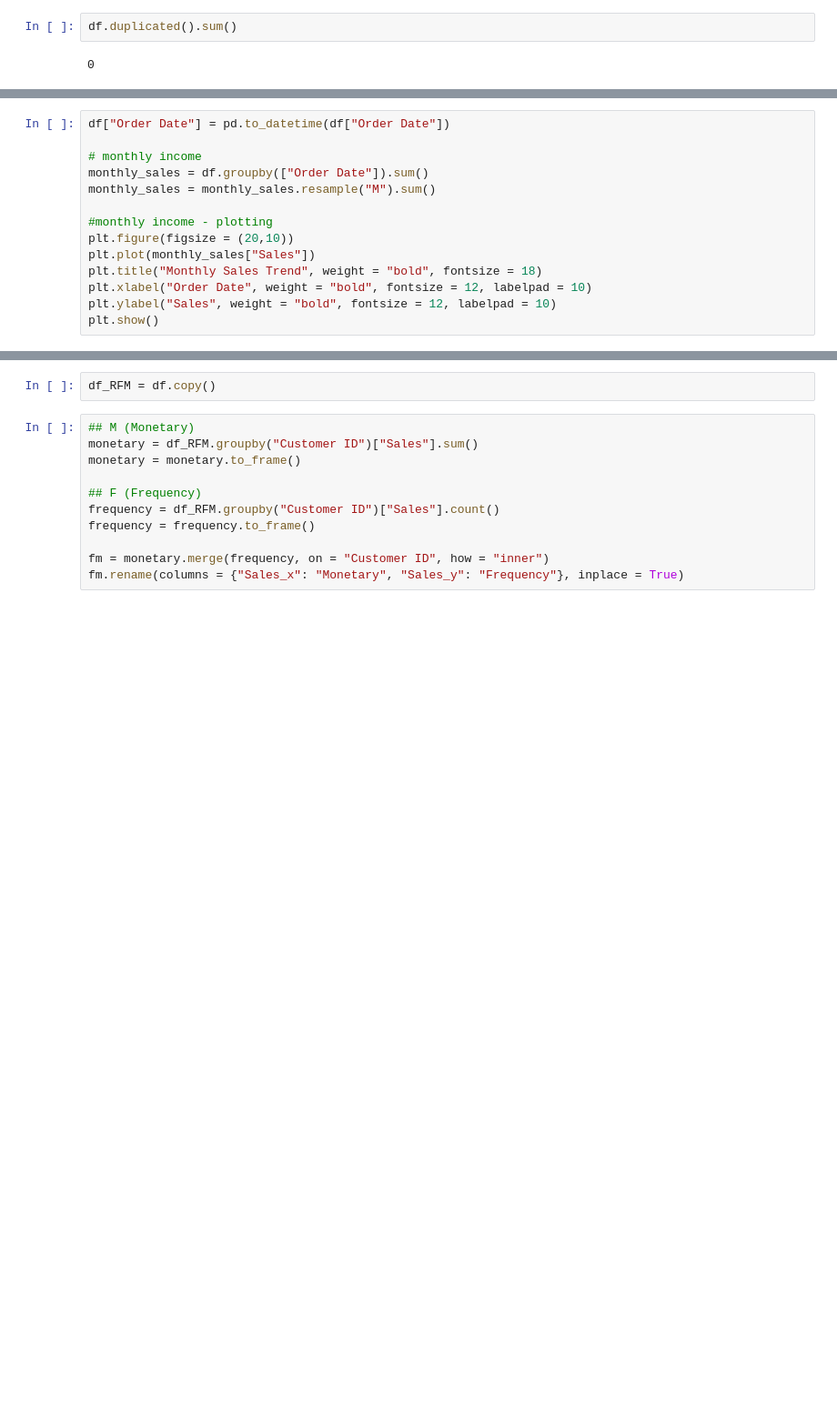
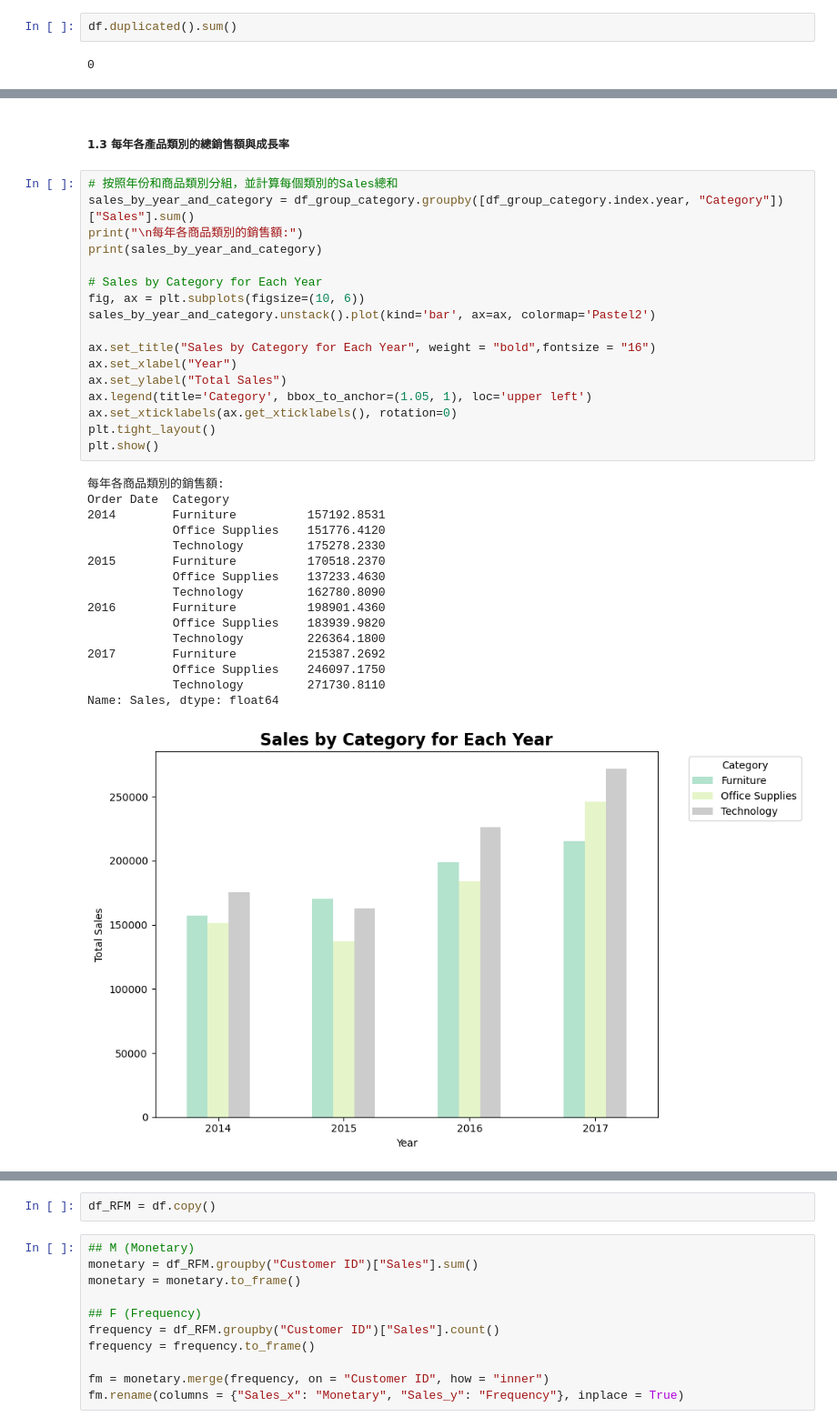
Before and after one commit to RaynaLin/superstore_EDA, a Jupyter notebook: EDA_superstore.ipynb, the cells around one changed output, grey strips where cells are left out. Shown at 91% size. Cells and saved outputs as stored; diff of their text form; blank space fills up the shorter version.

```diff
--- a/EDA_superstore.ipynb
+++ b/EDA_superstore.ipynb
@@ -335,14 +139,0 @@ The following point can be observed：
-# %%
-df["Order Date"] = pd.to_datetime(df["Order Date"])
-
-# monthly income
-monthly_sales = df.groupby(["Order Date"]).sum()
-monthly_sales = monthly_sales.resample("M").sum()
-
-#monthly income - plotting
-plt.figure(figsize = (20,10))
-plt.plot(monthly_sales["Sales"])
-plt.title("Monthly Sales Trend", weight = "bold", fontsize = 18)
-plt.xlabel("Order Date", weight = "bold", fontsize = 12, labelpad = 10)
-plt.ylabel("Sales", weight = "bold", fontsize = 12, labelpad = 10)
-plt.show()
@@ -514,0 +203,36 @@ The following point can be observed：
+# %% [markdown]
+##### 1.3 每年各產品類別的總銷售額與成長率
+# %%
+# 按照年份和商品類別分組，並計算每個類別的Sales總和
+sales_by_year_and_category = df_group_category.groupby([df_group_category.index.year, "Category"])["Sales"].sum()
+print("\n每年各商品類別的銷售額:")
+print(sales_by_year_and_category)
+
+# Sales by Category for Each Year
+fig, ax = plt.subplots(figsize=(10, 6))
+sales_by_year_and_category.unstack().plot(kind='bar', ax=ax, colormap='Pastel2')
+
+ax.set_title("Sales by Category for Each Year", weight = "bold",fontsize = "16")
+ax.set_xlabel("Year")
+ax.set_ylabel("Total Sales")
+ax.legend(title='Category', bbox_to_anchor=(1.05, 1), loc='upper left')
+ax.set_xticklabels(ax.get_xticklabels(), rotation=0)
+plt.tight_layout()
+plt.show()
+# %% [output]
+每年各商品類別的銷售額:
+Order Date  Category
+2014        Furniture          157192.8531
+            Office Supplies    151776.4120
+            Technology         175278.2330
+2015        Furniture          170518.2370
+            Office Supplies    137233.4630
+            Technology         162780.8090
+2016        Furniture          198901.4360
+            Office Supplies    183939.9820
+            Technology         226364.1800
+2017        Furniture          215387.2692
+            Office Supplies    246097.1750
+            Technology         271730.8110
+Name: Sales, dtype: float64
+[figure, added]
```
Also changed, not shown: parts of 117 cells of this notebook.
